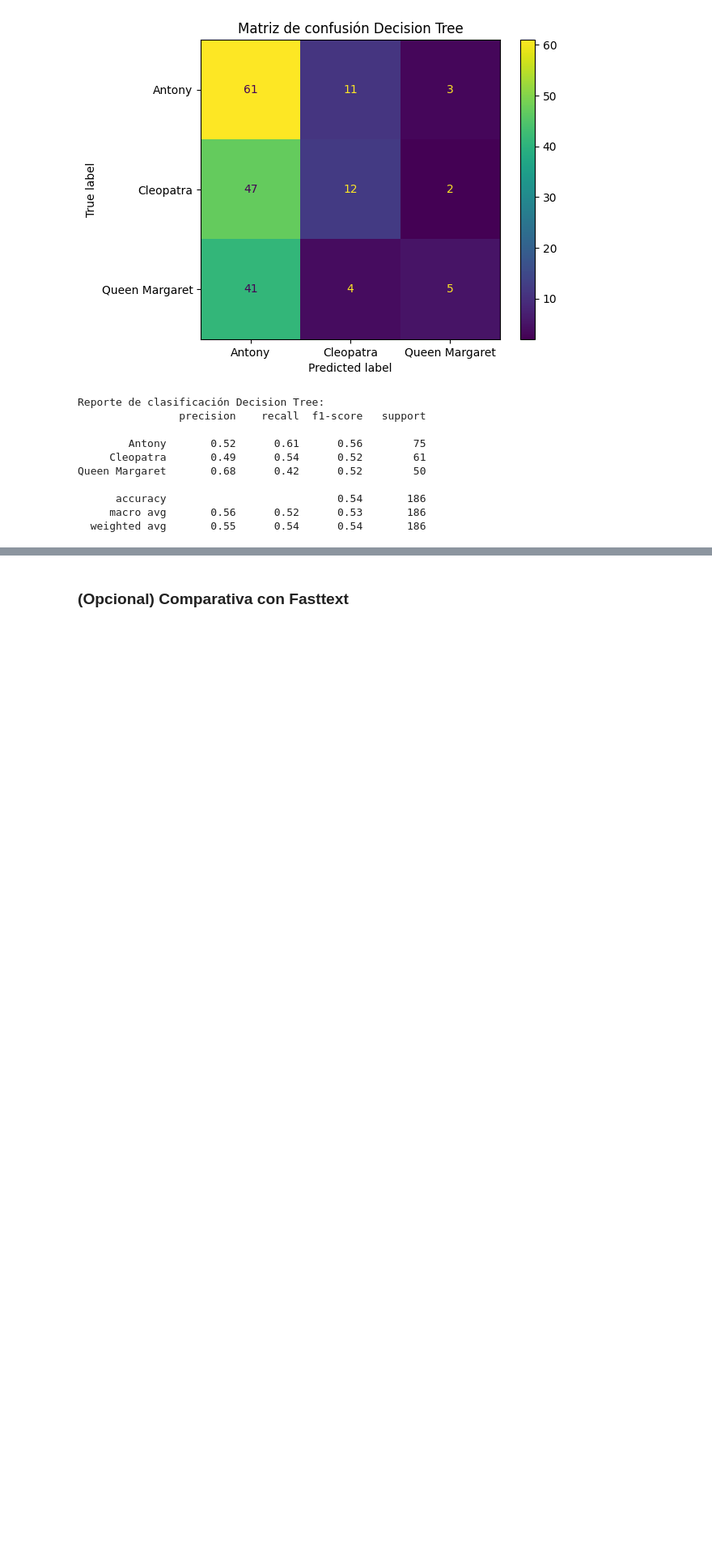
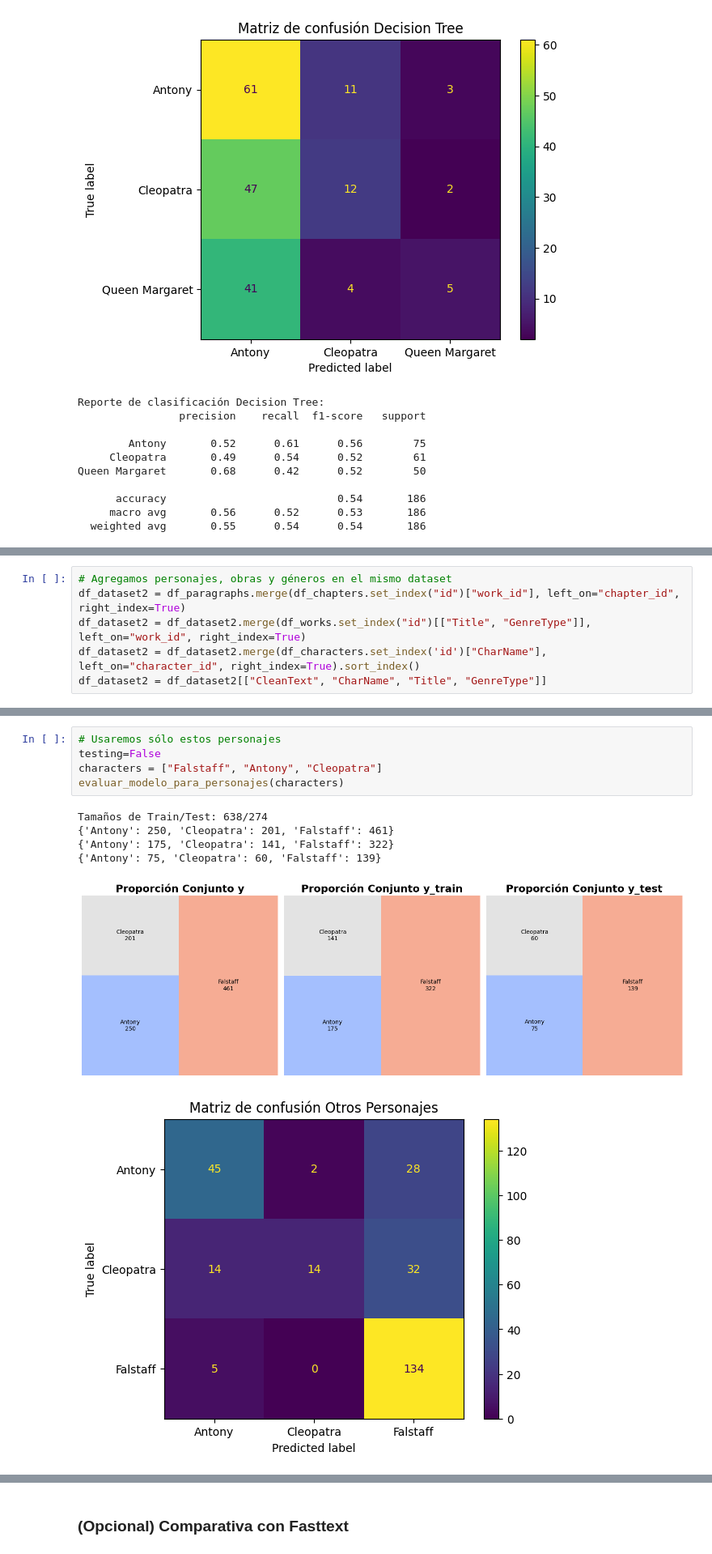
Before and after one commit to lupish/introcd_grupo_17, a Jupyter notebook: Tarea_2/shakespeare_tarea_2.ipynb, the cells around one changed output, grey strips where cells are left out. Shown at 81% size. Saved outputs shown, nothing was run; the diff lists cells and outputs as text; blank space fills up the shorter version.

```diff
--- a/Tarea_2/shakespeare_tarea_2.ipynb
+++ b/Tarea_2/shakespeare_tarea_2.ipynb
@@ -855,0 +858,6 @@ Queen Margaret       0.68      0.42      0.52        50
+# %%
+# Agregamos personajes, obras y géneros en el mismo dataset
+df_dataset2 = df_paragraphs.merge(df_chapters.set_index("id")["work_id"], left_on="chapter_id", right_index=True)
+df_dataset2 = df_dataset2.merge(df_works.set_index("id")[["Title", "GenreType"]], left_on="work_id", right_index=True)
+df_dataset2 = df_dataset2.merge(df_characters.set_index('id')["CharName"], left_on="character_id", right_index=True).sort_index()
+df_dataset2 = df_dataset2[["CleanText", "CharName", "Title", "GenreType"]]
@@ -855,0 +976,12 @@ Queen Margaret       0.68      0.42      0.52        50
+# %%
+# Usaremos sólo estos personajes
+testing=False
+characters = ["Falstaff", "Antony", "Cleopatra"]
+evaluar_modelo_para_personajes(characters)
+# %% [output]
+Tamaños de Train/Test: 638/274
+{'Antony': 250, 'Cleopatra': 201, 'Falstaff': 461}
+{'Antony': 175, 'Cleopatra': 141, 'Falstaff': 322}
+{'Antony': 75, 'Cleopatra': 60, 'Falstaff': 139}
+[figure, added]
+[figure, added]
```
Also changed, not shown: parts of 9 cells of this notebook.
